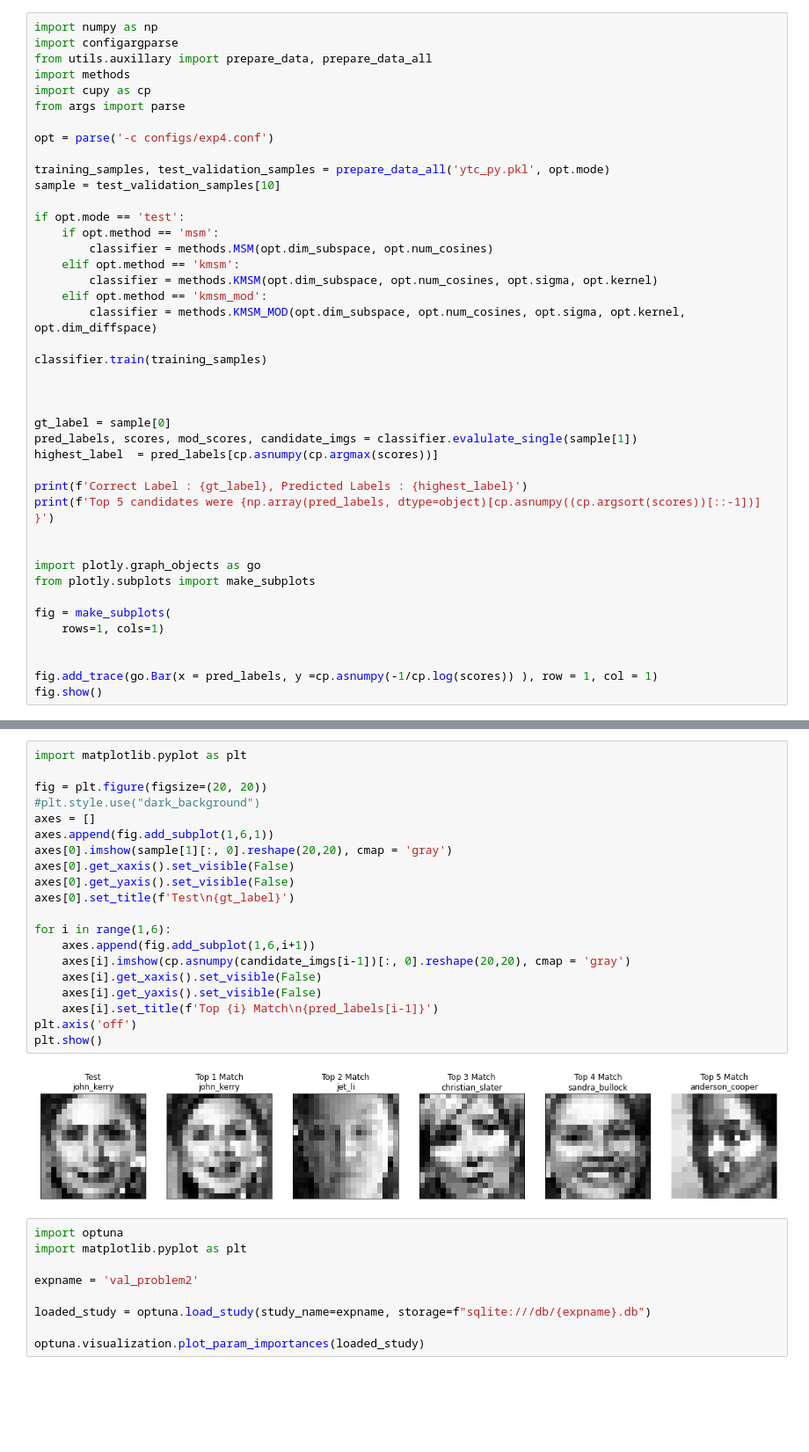
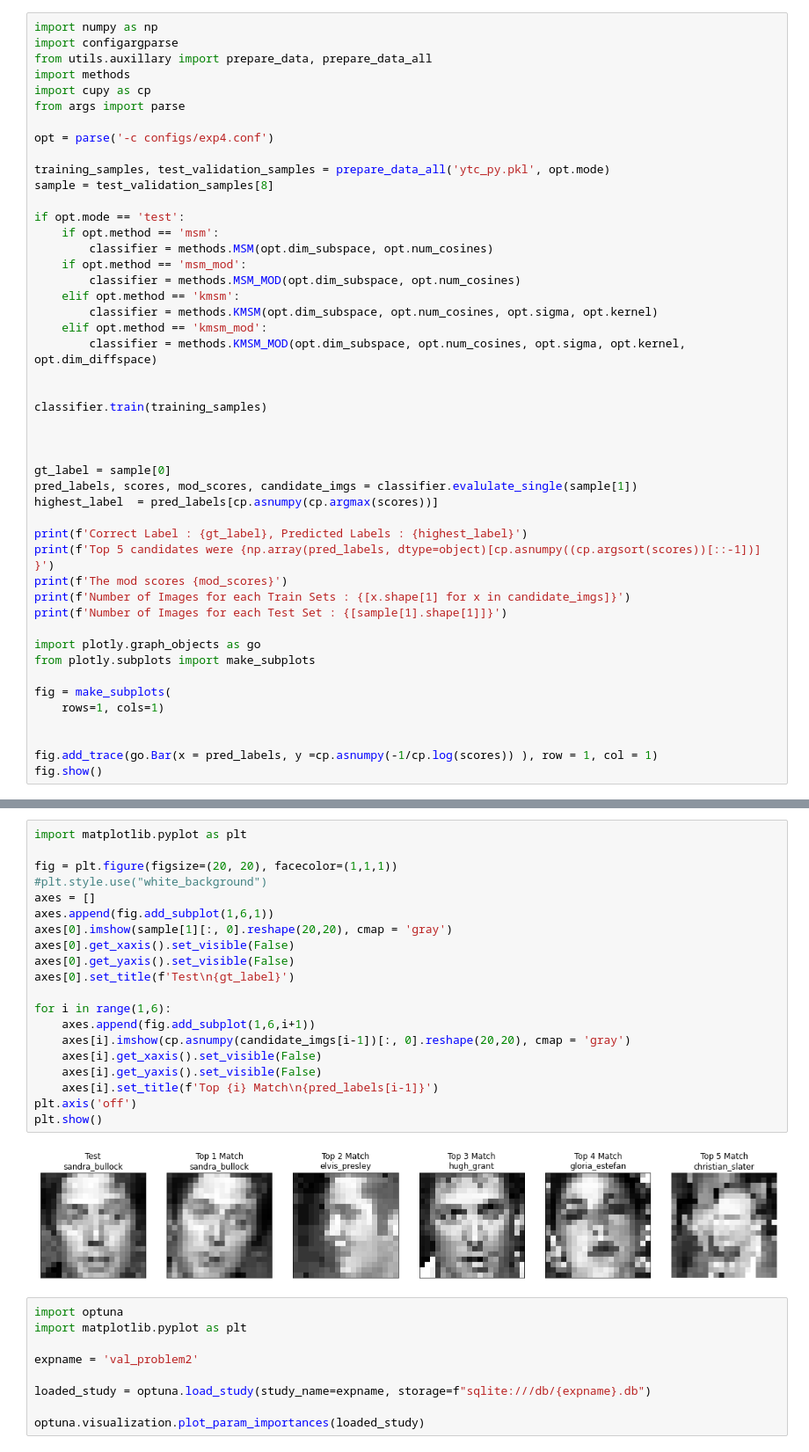
Before and after one commit to Pragyanstha/ImageRecognition, a Jupyter notebook: visualize.ipynb, the cells around one changed output, grey strips where cells are left out. Shown at 88% size. Cells and saved outputs as stored; diff of their text form; blank space fills up the shorter version.

```diff
--- a/visualize.ipynb
+++ b/visualize.ipynb
@@ -9,15 +9,18 @@ from args import parse
 opt = parse('-c configs/exp4.conf')
 
 training_samples, test_validation_samples = prepare_data_all('ytc_py.pkl', opt.mode)
-sample = test_validation_samples[10]
+sample = test_validation_samples[8]
 
 if opt.mode == 'test':
     if opt.method == 'msm':
         classifier = methods.MSM(opt.dim_subspace, opt.num_cosines)
+    if opt.method == 'msm_mod':
+        classifier = methods.MSM_MOD(opt.dim_subspace, opt.num_cosines)
     elif opt.method == 'kmsm':
         classifier = methods.KMSM(opt.dim_subspace, opt.num_cosines, opt.sigma, opt.kernel)
     elif opt.method == 'kmsm_mod':
         classifier = methods.KMSM_MOD(opt.dim_subspace, opt.num_cosines, opt.sigma, opt.kernel, opt.dim_diffspace)
+
 
 classifier.train(training_samples)
 
@@ -29,7 +32,9 @@ highest_label  = pred_labels[cp.asnumpy(cp.argmax(scores))]
 
 print(f'Correct Label : {gt_label}, Predicted Labels : {highest_label}')
 print(f'Top 5 candidates were {np.array(pred_labels, dtype=object)[cp.asnumpy((cp.argsort(scores))[::-1])] }')
-
+print(f'The mod scores {mod_scores}')
+print(f'Number of Images for each Train Sets : {[x.shape[1] for x in candidate_imgs]}')
+print(f'Number of Images for each Test Set : {[sample[1].shape[1]]}')
 
 import plotly.graph_objects as go
 from plotly.subplots import make_subplots
@@ -47,25 +55,25 @@ Top 5 candidates were ['john_kerry' 'jet_li' 'christian_slater' 'sandra_bullock'
 # %%
 import matplotlib.pyplot as plt
 
-fig = plt.figure(figsize=(20, 20))
-#plt.style.use("dark_background")
+fig = plt.figure(figsize=(20, 20), facecolor=(1,1,1))
+#plt.style.use("white_background")
 axes = []
 axes.append(fig.add_subplot(1,6,1))
 axes[0].imshow(sample[1][:, 0].reshape(20,20), cmap = 'gray')
 axes[0].get_xaxis().set_visible(False)
 axes[0].get_yaxis().set_visible(False)
 axes[0].set_title(f'Test\n{gt_label}')
 
 for i in range(1,6):
     axes.append(fig.add_subplot(1,6,i+1))
     axes[i].imshow(cp.asnumpy(candidate_imgs[i-1])[:, 0].reshape(20,20), cmap = 'gray')
     axes[i].get_xaxis().set_visible(False)
     axes[i].get_yaxis().set_visible(False)
     axes[i].set_title(f'Top {i} Match\n{pred_labels[i-1]}')
 plt.axis('off')
 plt.show()
 # %% [output]
-[figure, old version]
+[figure, new version]
 # %%
 import optuna
 import matplotlib.pyplot as plt
```
Also changed, not shown: parts of 1 cell of this notebook, 16 other files.
